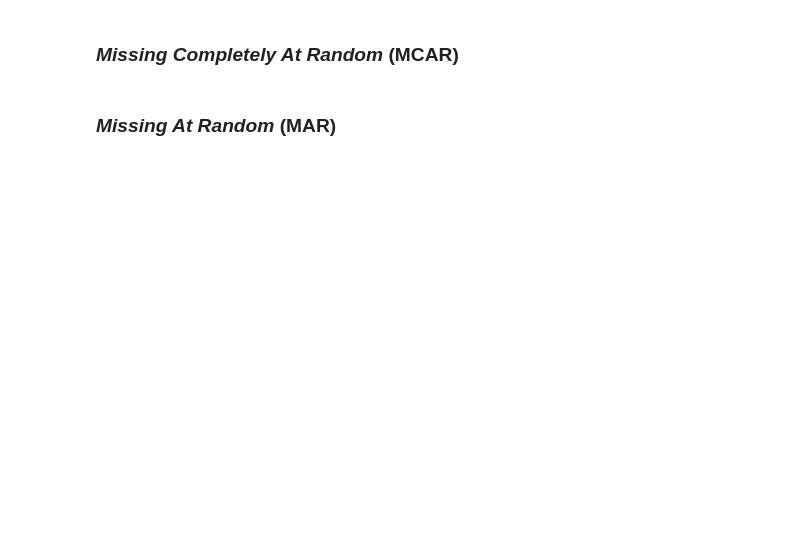
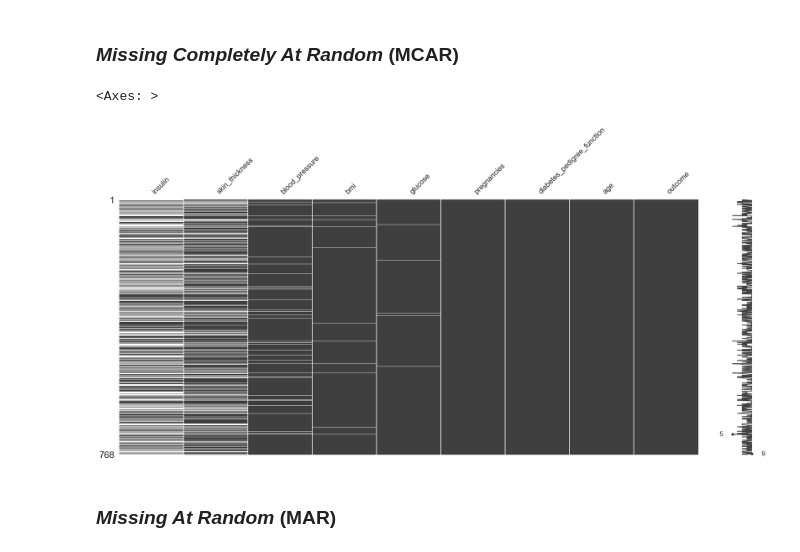
Before and after one commit to Horaciomb/ManejoDatosFaltantes-Detecci-n-y-Exploraci-n, a Jupyter notebook: live-exploration-missing-values.ipynb, the cells around one changed output. Saved outputs shown, nothing was run; the diff lists cells and outputs as text; code cells hidden in the pictures; blank space fills up the shorter version.

```diff
--- a/live-exploration-missing-values.ipynb
+++ b/live-exploration-missing-values.ipynb
@@ -734,4 +744,9 @@ implicit_to_explicit_df.complete(
 # %% [markdown]
 ### _Missing Completely At Random_ (MCAR)
+# %%
+diabetes_df.missing.sort_variables_by_missingness().pipe(missingno.matrix)
+# %% [output]
+<Axes: >
+[figure, added]
 # %% [markdown]
 ### _Missing At Random_ (MAR)
```
Also changed, not shown: parts of 5 cells of this notebook.
